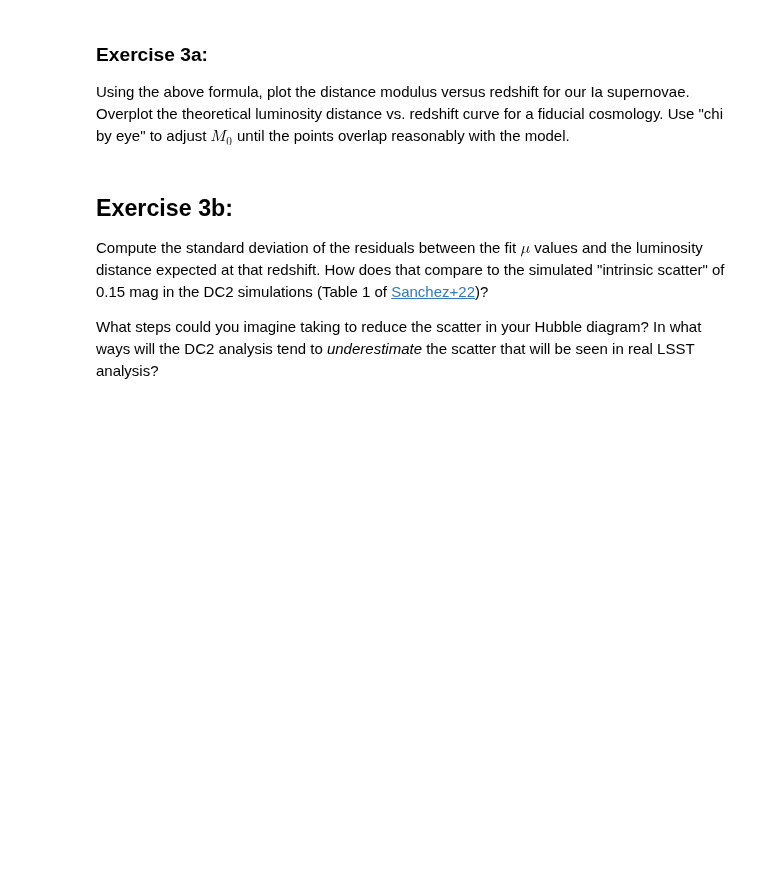
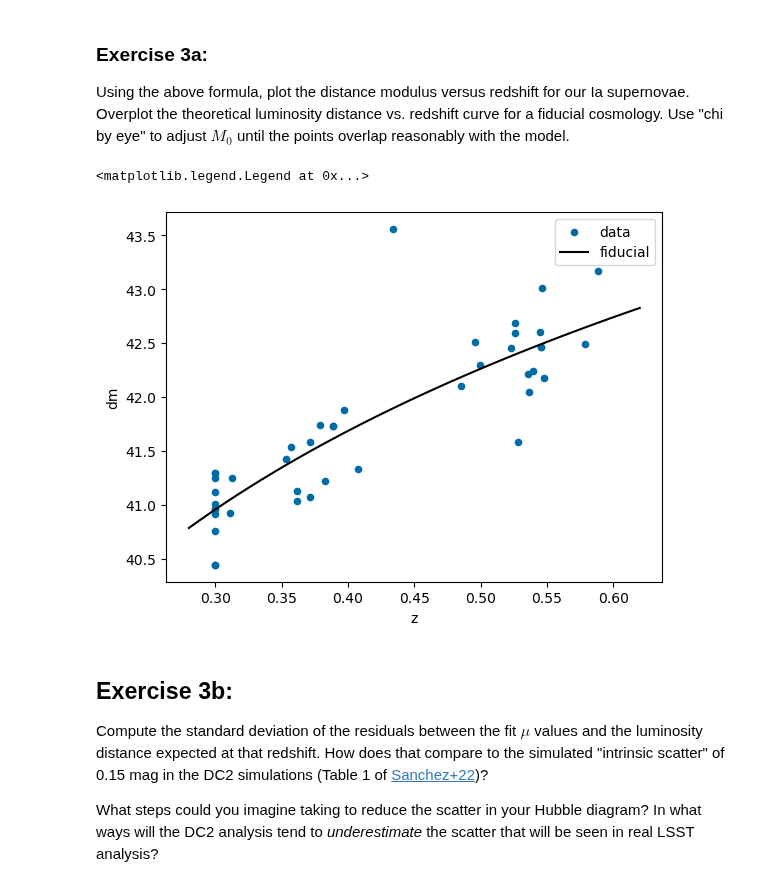
Before and after one commit to ykwang1/astr597-survey-science, a Jupyter notebook: HW/HW7.ipynb, the cells around one changed output. Drawn from its saved outputs; the diff is of its cells as text; code cells hidden in the pictures; blank space fills up the shorter version.

```diff
--- a/HW/HW7.ipynb
+++ b/HW/HW7.ipynb
@@ -29,0 +315,5 @@ Note that the fit may fail for some of your lightcurves; that's okay.
+# %%
+fits = []
+for obj in df.loc[tx]['diaObjectId']:
+    print(obj)
+    fits.append(fit_params(obj))
@@ -29,0 +388,2 @@ Note that the fit may fail for some of your lightcurves; that's okay.
+# %%
+fits = pd.DataFrame(fits, columns=['z', 't0', 'x0', 'x1', 'c'])
@@ -46,6 +426,23 @@ The parameters $\alpha$, $\beta$, and $M_0$ are typically fit along with the cos
 ### Exercise 3a:
 
 Using the above formula, plot the distance modulus versus redshift for our Ia supernovae.  Overplot the theoretical luminosity distance vs. redshift curve for a fiducial cosmology.  Use "chi by eye" to adjust $M_0$ until the points overlap reasonably with the model.
+# %%
+alpha = 0.137
+beta = 3.21
+M0 = -36.3
+
+fits['dm'] = -2.5 * np.log10(fits['x0']) + alpha * fits['x1'] - beta * fits['c'] - M0
+
+zs = np.linspace(0.28, 0.62, 45)
+dms = np.array([cosmo.distmod(z).value for z in zs])
+
+fig, ax = plt.subplots()
+fits.plot.scatter(x='z', y='dm', ax=ax, label='data')
+ax.plot(zs, dms, color='k', label='fiducial')
+plt.legend()
+# %% [output]
+<matplotlib.legend.Legend at 0x...>
+[figure, added]
 # %% [markdown]
 ## Exercise 3b:
 
```
Also changed, not shown: parts of 32 cells of this notebook.
